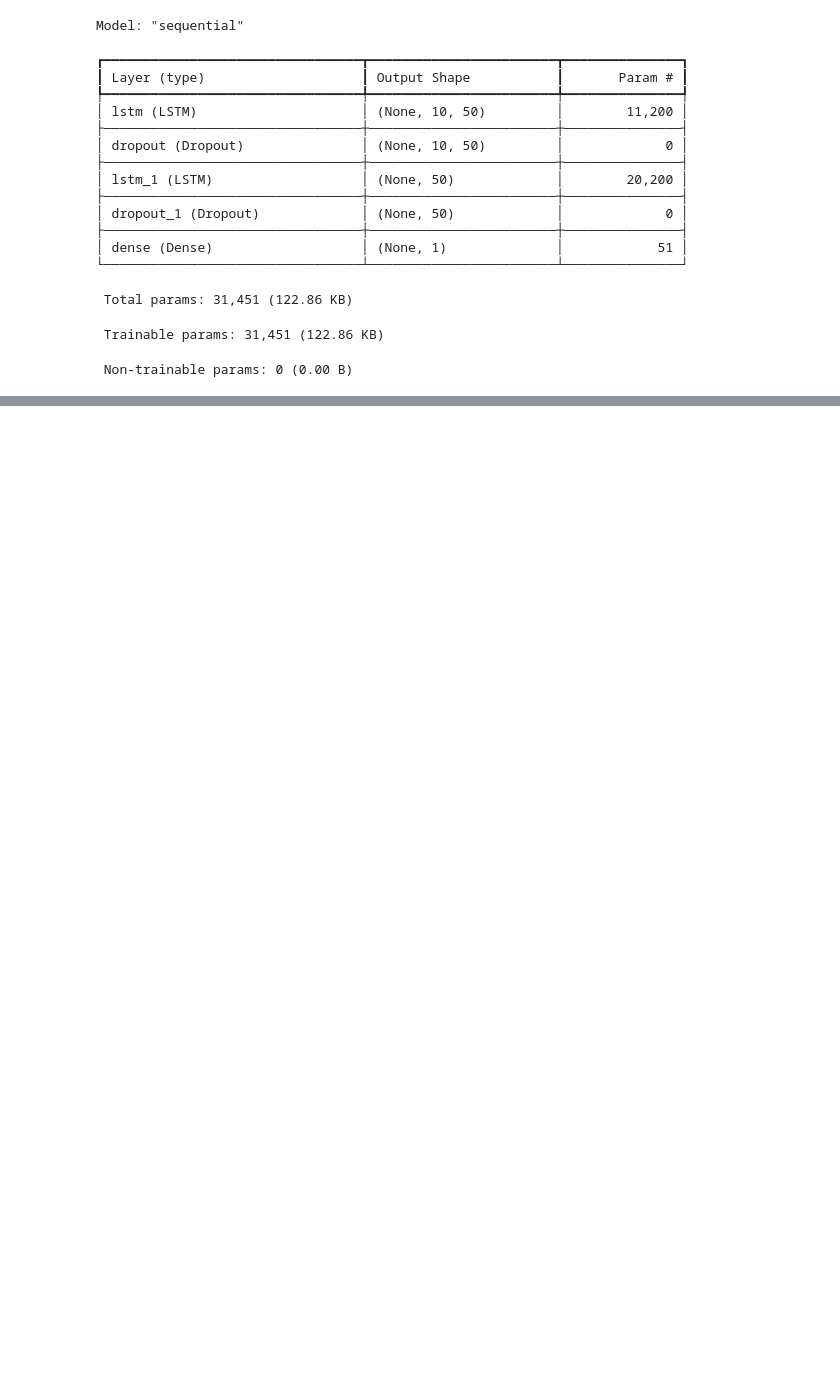
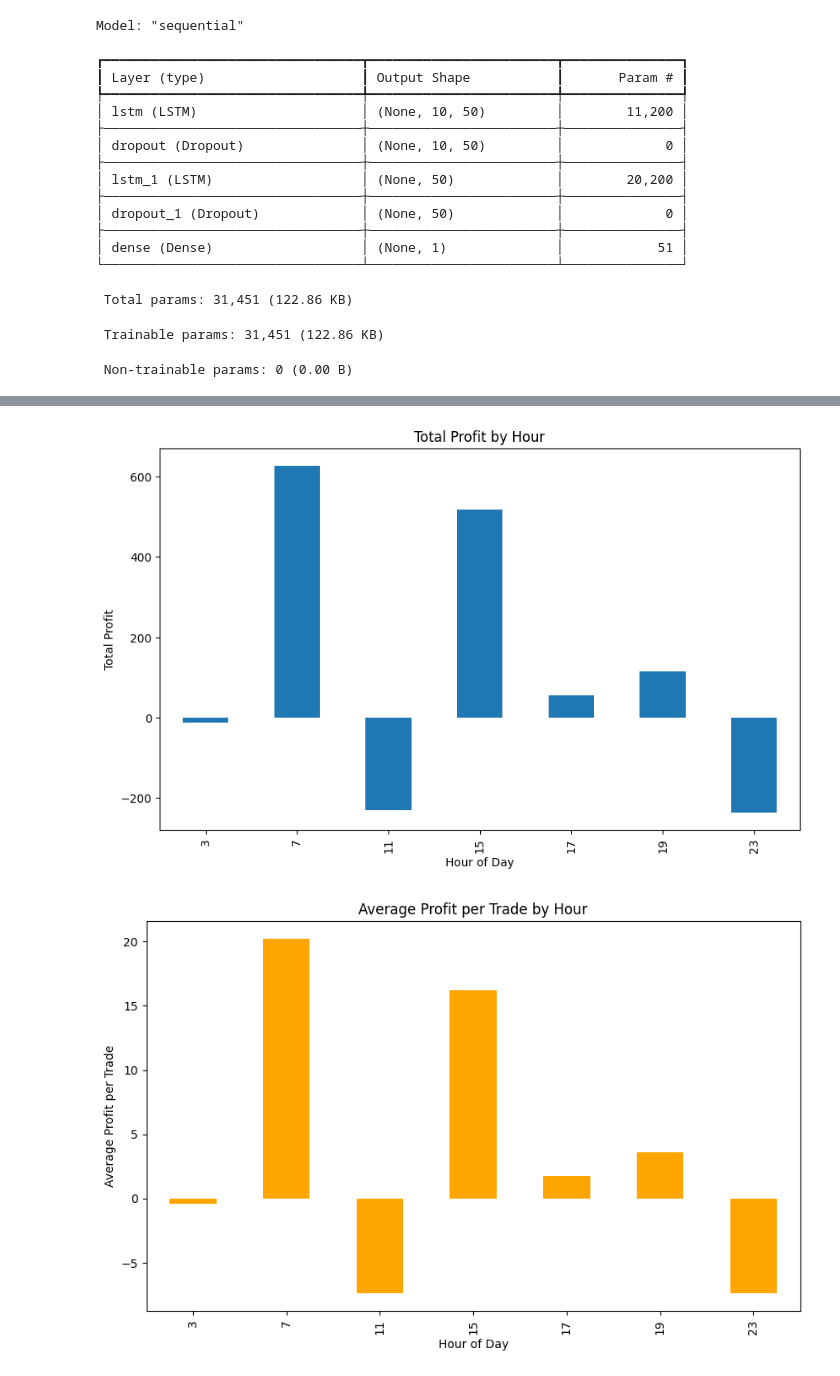
Before and after one commit to camilovm10/IBKR-Python, a Jupyter notebook: IBRK_Forex_API_LSTM_Simple.ipynb, the cells around one changed output, grey strips where cells are left out. Cells and saved outputs as stored; diff of their text form; code cells hidden in the pictures; blank space fills up the shorter version.

```diff
--- a/IBRK_Forex_API_LSTM_Simple.ipynb
+++ b/IBRK_Forex_API_LSTM_Simple.ipynb
@@ -260,2 +306,14 @@ Datetime
 # %%
 df_test = add_ema(df_test)
+# %%
+# Filter the data to only include the best hours
+
+df_copy = df_test.copy()
+
+# best_hours = [3, 7, 11, 19]
+# df_test = df_test[df_test.index.hour.isin(best_hours)]
+
+# Extract the hour from the index and store it in a new column
+df_test['hour'] = df_test.index.hour
+
+df_test.head(12)
@@ -367,0 +544,10 @@ Final Capital: $ 99830.03
+# %%
+# Ensure the 'date' column is a datetime type and set it as the index
+
+# Extract the hour from the index and store it in a new column
+trades_df['hour'] = trades_df['date'].dt.hour
+
+# Group by hour and calculate the total profit and average profit per trade for each hour
+hourly_profit = trades_df.groupby('hour')['profit'].agg(['sum', 'mean', 'count']).rename(columns={'sum': 'total_profit', 'mean': 'avg_profit', 'count': 'num_trades'})
+
+print(hourly_profit)
@@ -367,0 +564,15 @@ Final Capital: $ 99830.03
+# %%
+# Plot total profit by hour
+hourly_profit['total_profit'].plot(kind='bar', figsize=(10, 6), title='Total Profit by Hour')
+plt.xlabel('Hour of Day')
+plt.ylabel('Total Profit')
+plt.show()
+
+# Plot average profit per trade by hour
+hourly_profit['avg_profit'].plot(kind='bar', figsize=(10, 6), color='orange', title='Average Profit per Trade by Hour')
+plt.xlabel('Hour of Day')
+plt.ylabel('Average Profit per Trade')
+plt.show()
+# %% [output]
+[figure, added]
+[figure, added]
```
Also changed, not shown: parts of 19 cells of this notebook, 3 other files.
